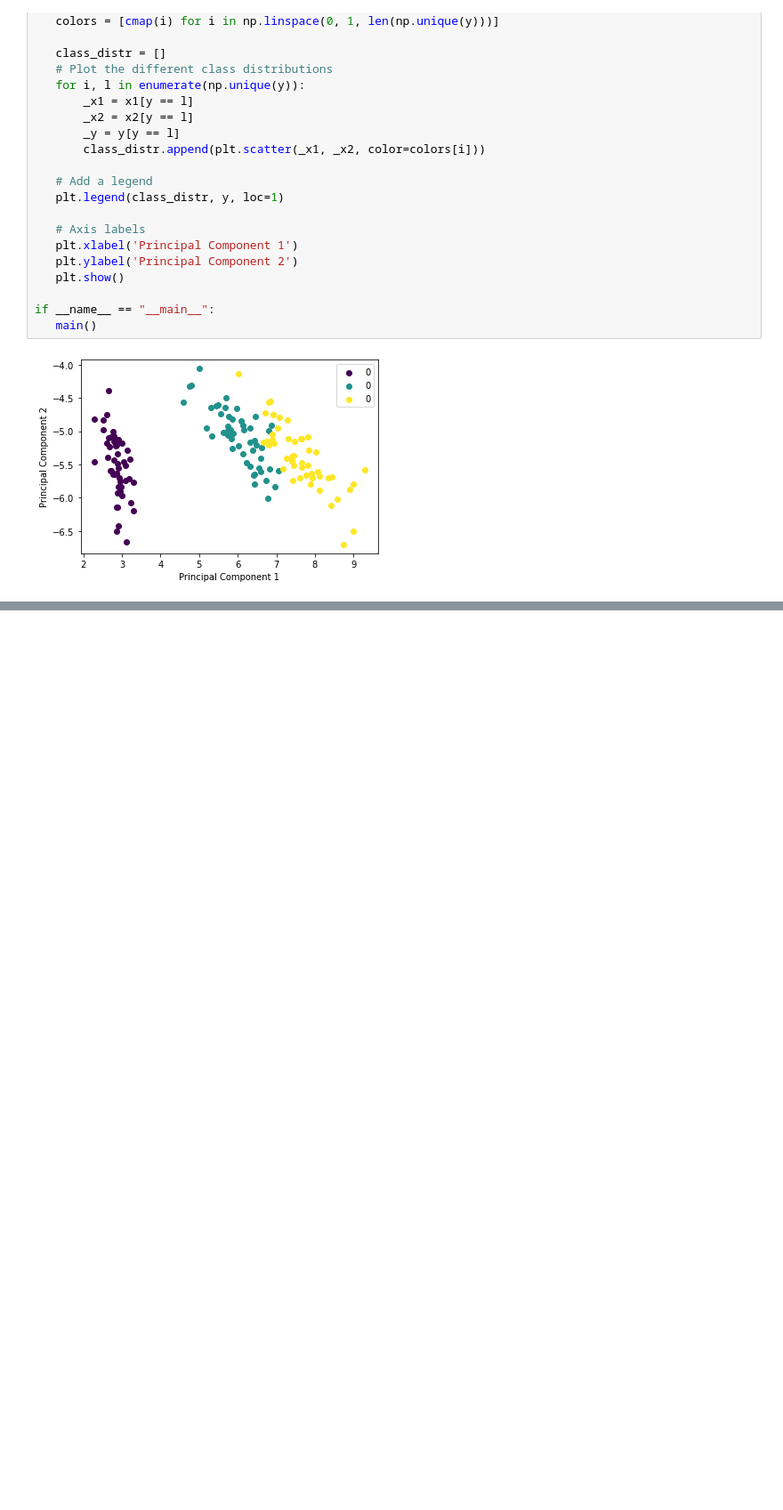
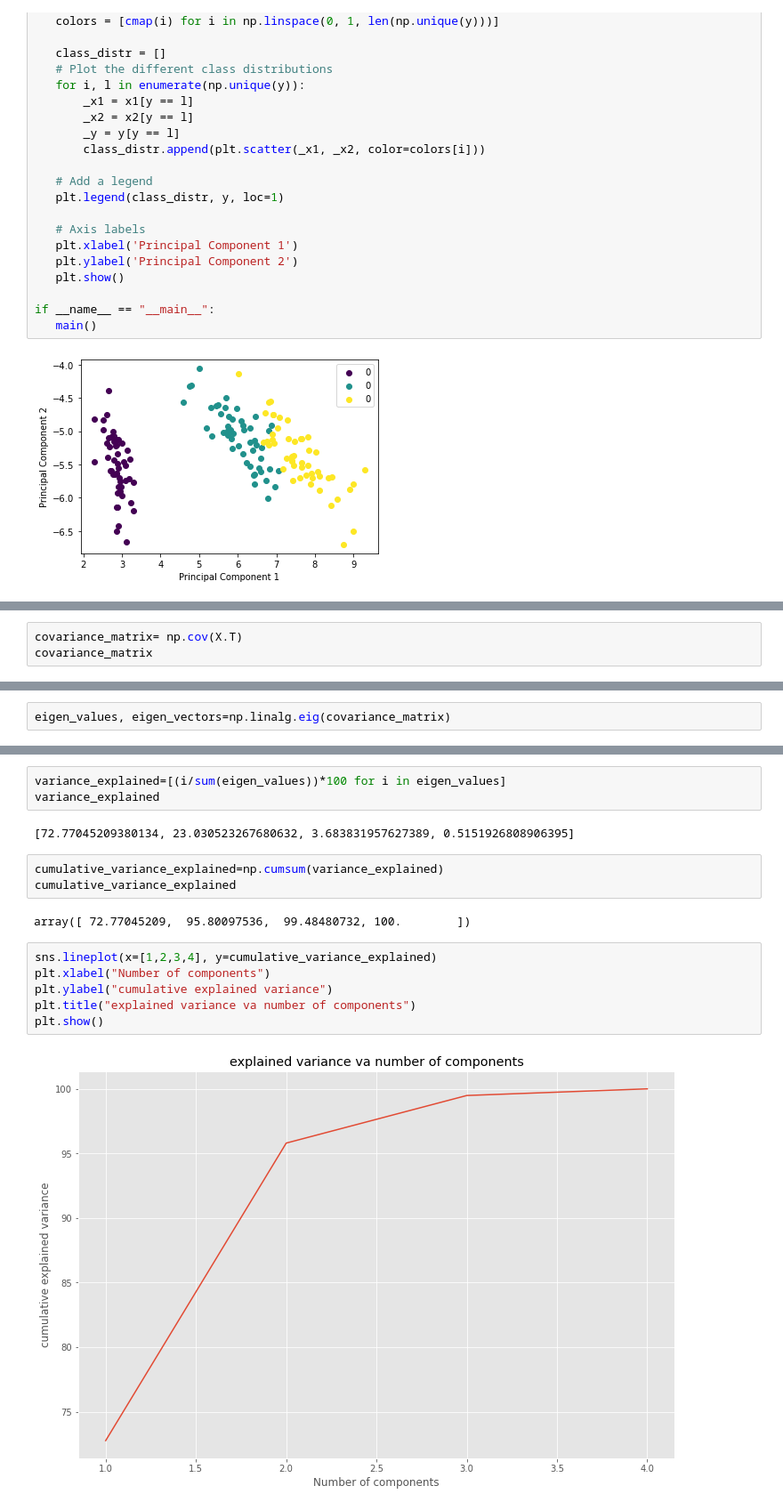
Before and after one commit to funkgeek/machine_learning_python, a Jupyter notebook: Advanced_Practice/Dimensionality_Reduction/PCA.ipynb, the cells around one changed output, grey strips where cells are left out. Shown: that part at 89% size. Drawn from its saved outputs; the diff is of its cells as text; blank space fills up the shorter version.

```diff
--- a/Advanced_Practice/Dimensionality_Reduction/PCA.ipynb
+++ b/Advanced_Practice/Dimensionality_Reduction/PCA.ipynb
@@ -141,0 +212,3 @@ if __name__ == "__main__":
+# %%
+covariance_matrix= np.cov(X.T)
+covariance_matrix
@@ -141,0 +224,2 @@ if __name__ == "__main__":
+# %%
+eigen_values, eigen_vectors=np.linalg.eig(covariance_matrix)
@@ -141,0 +244,18 @@ if __name__ == "__main__":
+# %%
+variance_explained=[(i/sum(eigen_values))*100 for i in eigen_values]
+variance_explained
+# %% [output]
+[72.77045209380134, 23.030523267680632, 3.683831957627389, 0.5151926808906395]
+# %%
+cumulative_variance_explained=np.cumsum(variance_explained)
+cumulative_variance_explained
+# %% [output]
+array([ 72.77045209,  95.80097536,  99.48480732, 100.        ])
+# %%
+sns.lineplot(x=[1,2,3,4], y=cumulative_variance_explained)
+plt.xlabel("Number of components")
+plt.ylabel("cumulative explained variance")
+plt.title("explained variance va number of components")
+plt.show()
+# %% [output]
+[figure, added]
```
Also changed, not shown: parts of 18 cells of this notebook.
